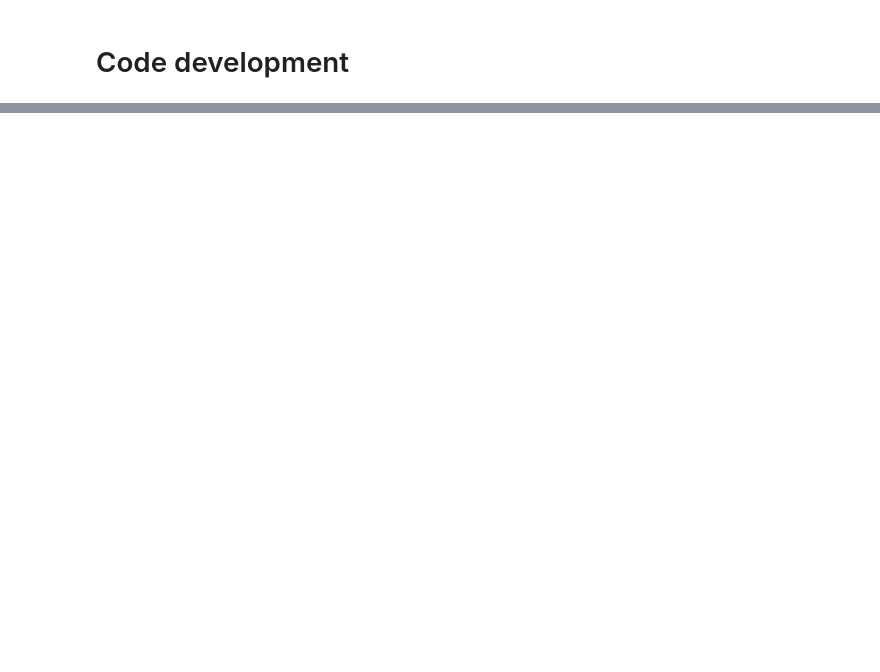
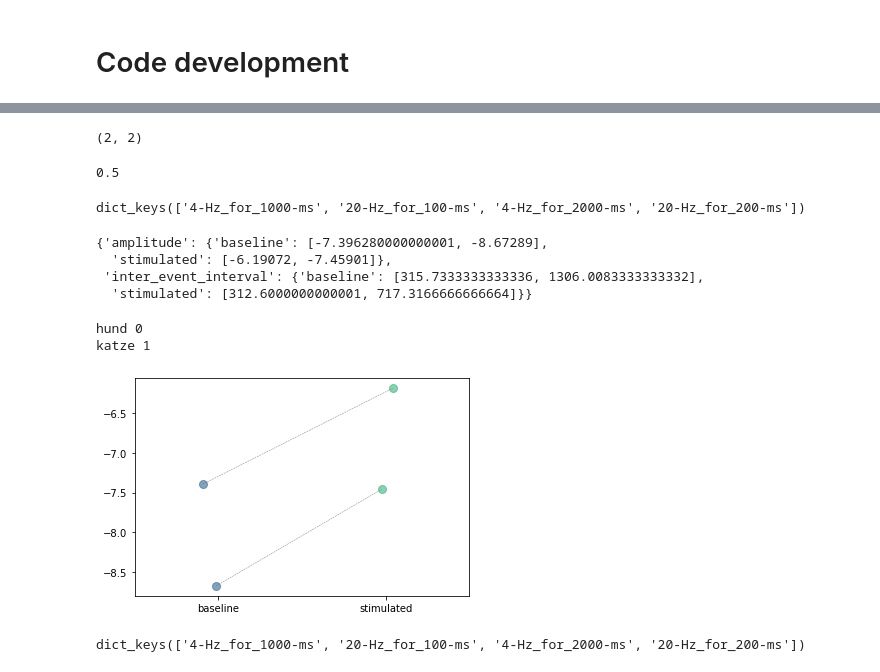
Before and after one commit to DennisDoll/DCLmeetsRETUNE, a Jupyter notebook: patch_clamp_analysis/api_playground.ipynb, the cells around one changed output, grey strips where cells are left out. Saved outputs shown, nothing was run; the diff lists cells and outputs as text; code cells hidden in the pictures; blank space fills up the shorter version.

Commit message:
comparison at selectable percentile implemented - only minimal test completed

```diff
--- a/patch_clamp_analysis/api_playground.ipynb
+++ b/patch_clamp_analysis/api_playground.ipynb
@@ -70,0 +238,79 @@ api.save_database()
+# %%
+probability_to_compare = 50
+measurements = ['amplitude', 'inter_event_interval']
+
+percentile_data_per_stim_string = dict()
+stim_paradigms = list(df_all_events['stimulation_string'].unique())
+stim_paradigms.remove('baseline')
+for stim_string in stim_paradigms:
+    percentile_data_per_stim_string[stim_string] = dict()
+    for measurement in measurements:
+        percentile_data_per_stim_string[stim_string][measurement] = {'baseline': list(),
+                                                                     'stimulated': list()}
+        for global_cell_id in df_all_events.loc[df_all_events['stimulation_string'] == stim_string, 'global_cell_id'].unique():
+            baseline = np.nanpercentile(df_all_events.loc[(df_all_events['stimulation_string'] == 'baseline') &
+                                                          (df_all_events['global_cell_id'] == global_cell_id), measurement].values,
+                                        probability_to_compare)
+            stimulated = np.nanpercentile(df_all_events.loc[(df_all_events['stimulation_string'] == stim_string) &
+                                                            (df_all_events['global_cell_id'] == global_cell_id), measurement].values,
+                                          probability_to_compare)
+
+            percentile_data_per_stim_string[stim_string][measurement]['baseline'] += [baseline]
+            percentile_data_per_stim_string[stim_string][measurement]['stimulated'] += [stimulated]
+# %%
+df = pd.DataFrame(data=percentile_data_per_stim_string['4-Hz_for_1000-ms']['amplitude'])
+df.shape
+# %% [output]
+(2, 2)
+# %%
+stats = pg.wilcoxon(x=df['baseline'], y=df['stimulated'])
+
+stats['p-val']['Wilcoxon']
+# %% [output]
+0.5
+# %%
+for stimulation_type in percentile_data_per_stim_string.keys():
+    for measurement in percentile_data_per_stim_string[stimulation_type].keys():
+# %% [output]
+dict_keys(['4-Hz_for_1000-ms', '20-Hz_for_100-ms', '4-Hz_for_2000-ms', '20-Hz_for_200-ms'])
+# %%
+percentile_data_per_stim_string['4-Hz_for_1000-ms']
+# %% [output]
+{'amplitude': {'baseline': [-7.396280000000001, -8.67289],
+  'stimulated': [-6.19072, -7.45901]},
+ 'inter_event_interval': {'baseline': [315.7333333333336, 1306.0083333333332],
+  'stimulated': [312.6000000000001, 717.3166666666664]}}
+# %%
+n_rows = 2
+lala = ['hund', 'katze']
+
+for animal, row_index in zip(lala, range(n_rows)):
+    print(animal, row_index)
+# %% [output]
+hund 0
+katze 1
+# %%
+jitter = 0.1
+df_x_jitter = pd.DataFrame(np.random.normal(loc=0, scale=jitter, size=df.values.shape), columns=df.columns)
+df_x_jitter += np.arange(len(df.columns))
+
+colormixer = plt.cm.viridis(np.linspace(0, 1, len(df.columns) + 2))
+colormixer = colormixer[1 : -1]
+
+fig, ax = plt.subplots()
+for index in range(len(df.columns)):
+    column = df.columns[index]
+    color = colormixer[index]
+    ax.plot(df_x_jitter[column], df[column], 'o', color=color, alpha=.60, zorder=1, ms=8, mew=1)
+ax.set_xticks(range(2))
+ax.set_xticklabels(['baseline', 'stimulated'])
+ax.set_xlim(-0.5,2-0.5)
+
+for idx in df.index:
+    ax.plot(df_x_jitter.loc[idx,['baseline','stimulated']], df.loc[idx,['baseline','stimulated']], color = 'grey', linewidth = 0.5, linestyle = '--', zorder=-1)
+# %% [output]
+[figure, added]
+# %%
+percentile_data_per_stim_string.keys()
+# %% [output]
+dict_keys(['4-Hz_for_1000-ms', '20-Hz_for_100-ms', '4-Hz_for_2000-ms', '20-Hz_for_200-ms'])
```
Also changed, not shown: parts of 49 cells of this notebook, 2 other files.
